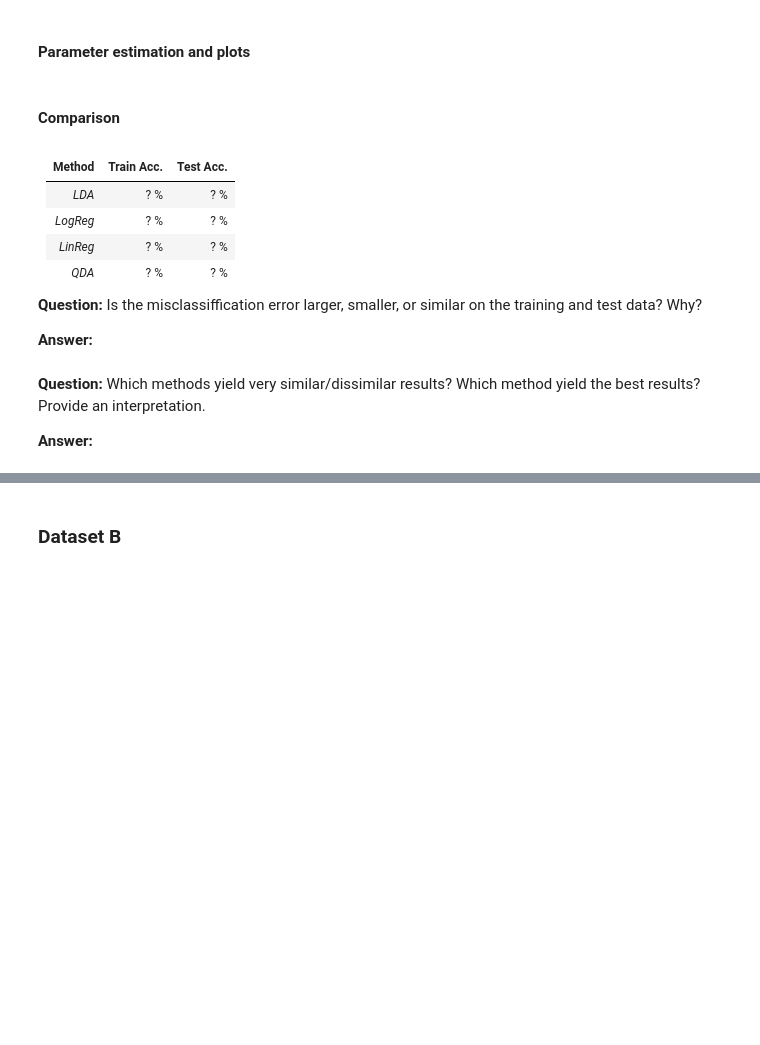
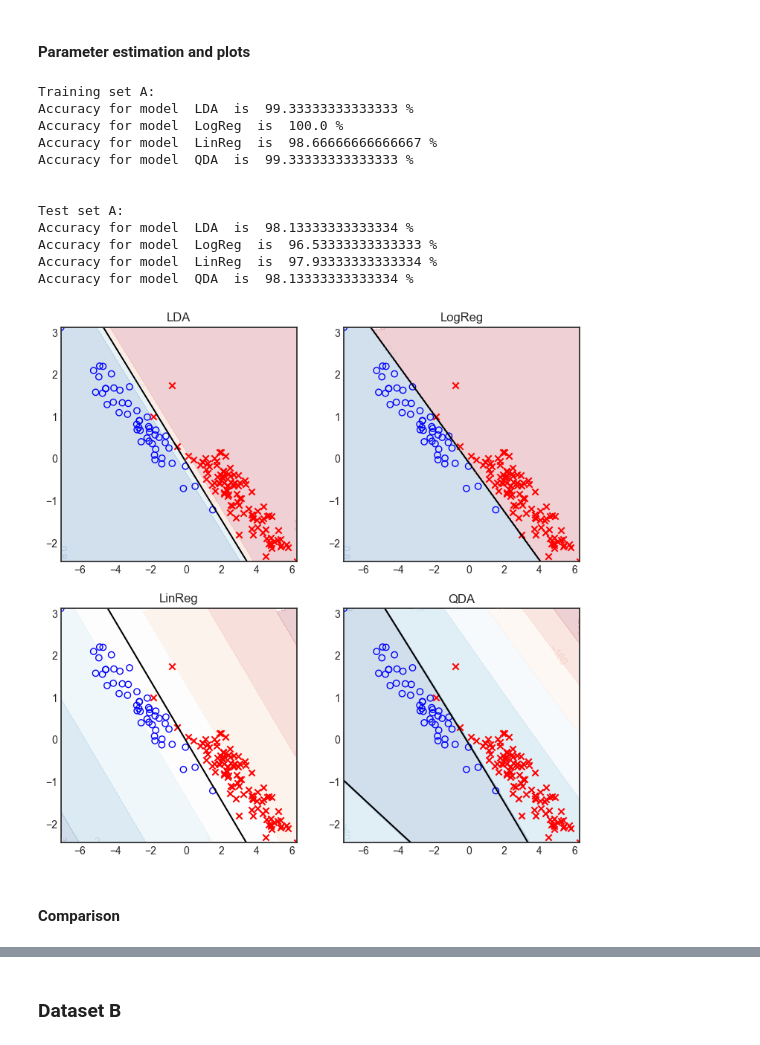
Before and after one commit to Gregb26/IFT-6269-Greg, a Jupyter notebook: Homework 2/Hw2 - Code.ipynb, the cells around one changed output, grey strips where cells are left out. Drawn from its saved outputs; the diff is of its cells as text; code cells hidden in the pictures; blank space fills up the shorter version.

```diff
--- a/Homework 2/Hw2 - Code.ipynb
+++ b/Homework 2/Hw2 - Code.ipynb
@@ -391,18 +540,31 @@ plot_results(X_train, y_train, dummy_class_list)
+# %%
+X_train, y_train = data["train_A"][:, 0:2], data["train_A"][:, -1]
+X_test, y_test = data["test_A"][:, 0:2], data["test_A"][:, -1]
+
+classifiers = [model(X_train, y_train) for model in [LDA, LogReg, LinReg, QDA]]
+plot_results(X_train, y_train, classifiers)
+
+# classification error on training set A
+print('Training set A:')
+classification_error(X_train, y_train, classifiers)
+
+print('\n')
+# classification error on test set A
+print('Test set A:')
+classification_error(X_test, y_test, classifiers)
+# %% [output]
+Training set A:
+Accuracy for model  LDA  is  99.33333333333333 %
+Accuracy for model  LogReg  is  100.0 %
+Accuracy for model  LinReg  is  98.66666666666667 %
+Accuracy for model  QDA  is  99.33333333333333 %
+
+
+Test set A:
+Accuracy for model  LDA  is  98.13333333333334 %
+Accuracy for model  LogReg  is  96.53333333333333 %
+Accuracy for model  LinReg  is  97.93333333333334 %
+Accuracy for model  QDA  is  98.13333333333334 %
+[figure, added]
 # %% [markdown]
 #### Comparison
-# %% [markdown]
-Method | Train Acc. | Test Acc.
---- | --- | ---
-*LDA* | ? % | ? %
-*LogReg* | ? % | ? %
-*LinReg* | ? % | ? %
-*QDA* | ? % | ? %
-
-
-**Question:** Is the misclassiffication error larger, smaller, or similar on the training and test data? Why?
-
-**Answer:**
-# %% [markdown]
-**Question:** Which methods yield very similar/dissimilar results? Which method yield the best results? Provide an interpretation.
-
-**Answer:**
```
Also changed, not shown: parts of 20 cells of this notebook.
